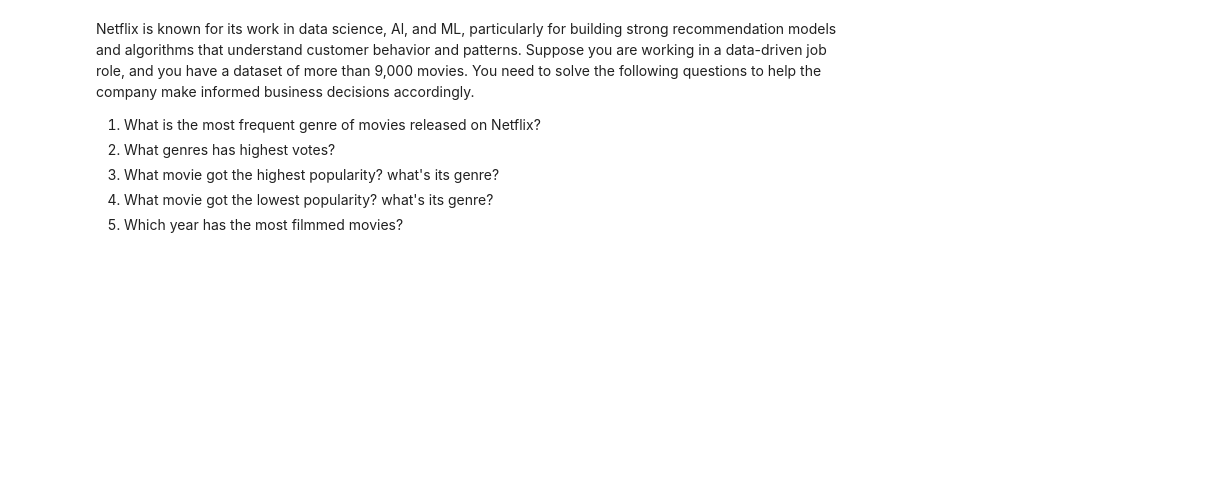
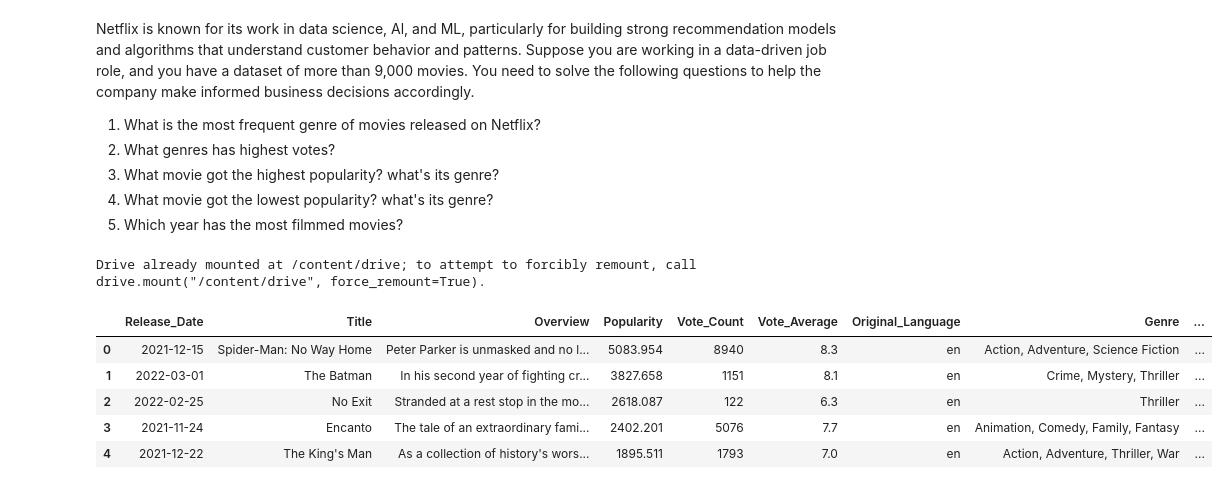
Before and after one commit to VK-learner/Netflix-Data-Analysis, a Jupyter notebook: notebooks/movie data analysis netflix.ipynb, the cells around one changed output. Cells and saved outputs as stored; diff of their text form; code cells hidden in the pictures; blank space fills up the shorter version.

```diff
--- a/notebooks/movie data analysis netflix.ipynb
+++ b/notebooks/movie data analysis netflix.ipynb
@@ -51,3 +51,12 @@ informed business decisions accordingly.
 3) What movie got the highest popularity? what's its genre?
 4) What movie got the lowest popularity? what's its genre?
 5) Which year has the most filmmed movies?
+# %%
+# Mount Google Drive
+from google.colab import drive
+drive.mount('/content/drive')
+
+import os
+os.chdir('/content/drive/MyDrive/Colab Notebooks/Netflix-Data-Analysis')
+# %% [output]
+Drive already mounted at /content/drive; to attempt to forcibly remount, call drive.mount("/content/drive", force_remount=True).
@@ -53,0 +69,11 @@ informed business decisions accordingly.
+# %%
+# Loading dataset with lineterminator to fix Buffer overflow error
+df = pd.read_csv('data/mymoviedb.csv', lineterminator='\n')
+df.head()
+# %% [output]
+|  | Release_Date | Title | Overview | Popularity | Vote_Count | Vote_Average | Original_Language | Genre | ... |
+| 0 | 2021-12-15 | Spider-Man: No Way Home | Peter Parker is unmasked and no l... | 5083.954 | 8940 | 8.3 | en | Action, Adventure, Science Fiction | ... |
+| 1 | 2022-03-01 | The Batman | In his second year of fighting cr... | 3827.658 | 1151 | 8.1 | en | Crime, Mystery, Thriller | ... |
+| 2 | 2022-02-25 | No Exit | Stranded at a rest stop in the mo... | 2618.087 | 122 | 6.3 | en | Thriller | ... |
+| 3 | 2021-11-24 | Encanto | The tale of an extraordinary fami... | 2402.201 | 5076 | 7.7 | en | Animation, Comedy, Family, Fantasy | ... |
+| 4 | 2021-12-22 | The King's Man | As a collection of history's wors... | 1895.511 | 1793 | 7.0 | en | Action, Adventure, Thriller, War | ... |
```
Also changed, not shown: parts of 30 cells of this notebook.
